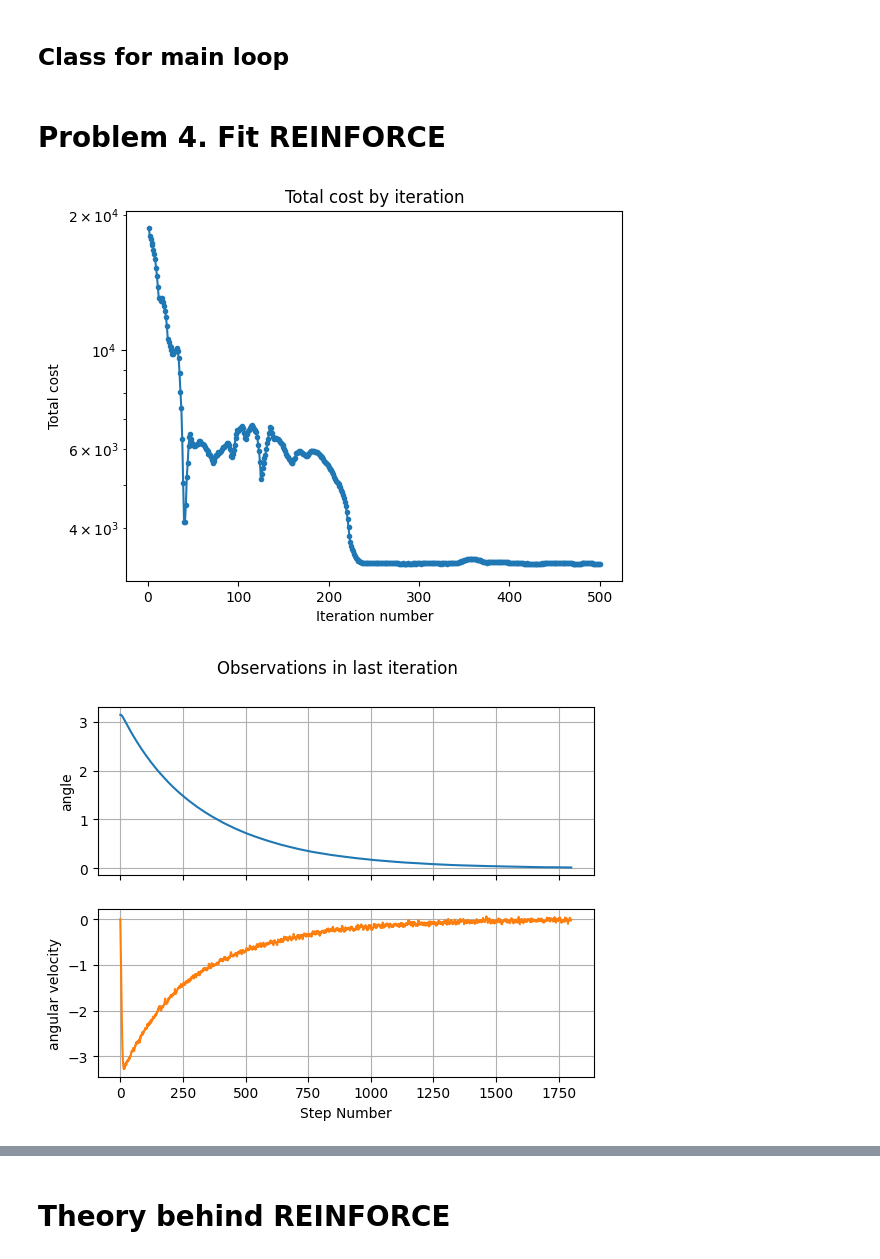
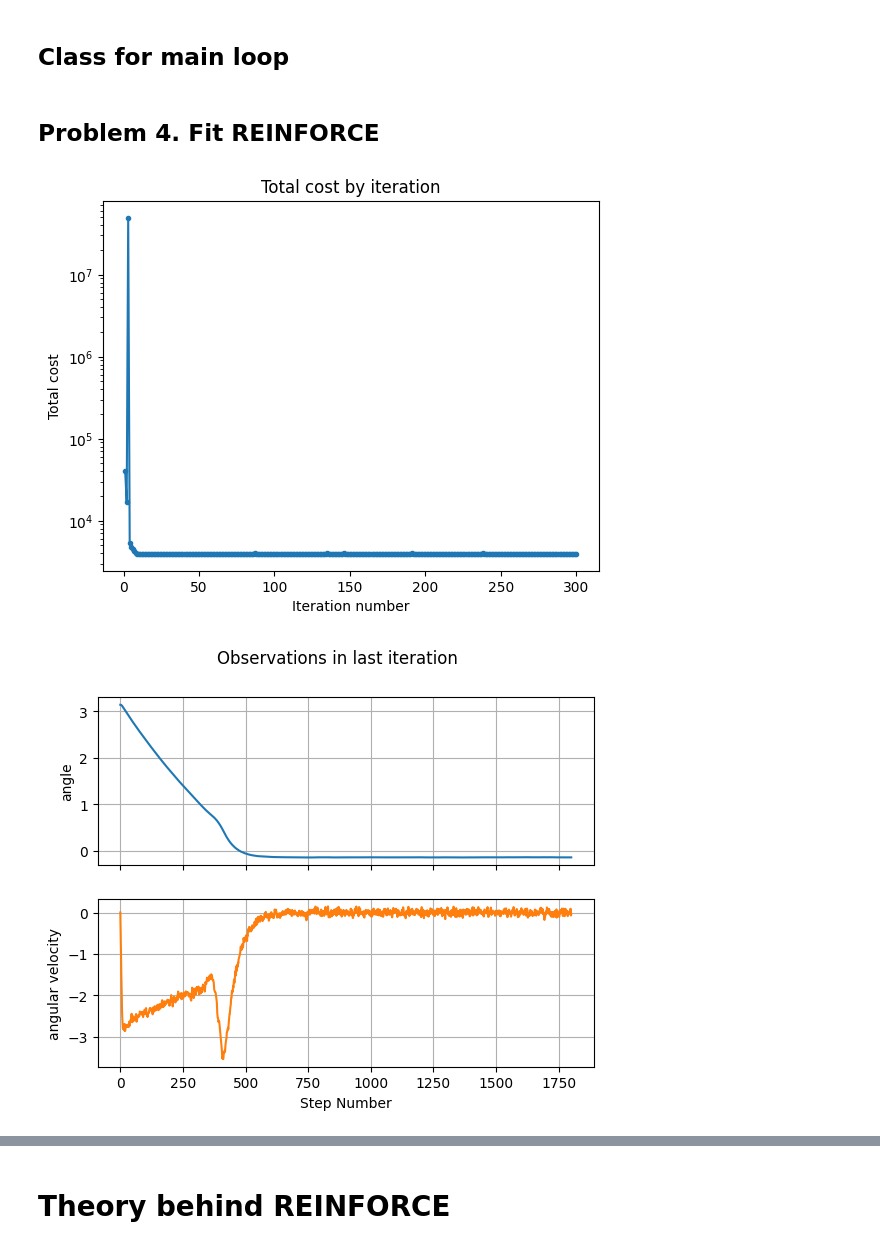
Before and after one commit to ArtemVergazov/reinforcement_learning, a Jupyter notebook: hw1/artem_vergazov_asgn1_reinforce.ipynb, the cells around one changed output, grey strips where cells are left out. Drawn from its saved outputs; the diff is of its cells as text; code cells hidden in the pictures.

```diff
--- a/hw1/artem_vergazov_asgn_1_reinforce.ipynb
+++ b/hw1/artem_vergazov_asgn1_reinforce.ipynb
@@ -256,6 +256,8 @@ class InvertedPendulumSystem:
         # Dstate[1] is \dot{\omega}
 
         # YOUR CODE GOES HERE
+        Dstate[0] = state[1]
+        Dstate[1] = self.g / self.l * np.sin(state[0]) + action.item() / self.m / self.l**2
 
         #-----------------------------------------------------------------------
 
@@ -971,6 +1000,9 @@ class PolicyREINFORCE:
         # HINT
         # Return the surrogate objective value as described above
         # YOUR CODE GOES HERE
+        return (
+            (tail_total_objectives - baselines) * self.model.log_probs(observations_actions)
+        ).reshape((N_episodes, -1)).sum() / N_episodes
 
         #-----------------------------------------------------------------------
 
@@ -1156,7 +1188,7 @@ class MonteCarloSimulationScenario:
 
         plt.show()
 # %% [markdown]
-# Problem 4. Fit REINFORCE
+## Problem 4. Fit REINFORCE
 # %%
 SEED = 14
 np.random.seed(SEED)
@@ -1174,34 +1206,34 @@ model = GaussianPDFModel(
     action_bounds=np.array([[-20, 20]]),
     #---------------------------------------------------------------------------
     # YOUR CODE GOES HERE
-    scale_factor=1,  # TRY TO FIND scale_factor EMPIRICALLY
-    dim_hidden=1, # TRY TO FIND dim_hidden EMPIRICALLY
-    std=0., # TRY TO FIND STD EMPIRICALLY
+    scale_factor=10,  # TRY TO FIND scale_factor EMPIRICALLY
+    dim_hidden=4, # TRY TO FIND dim_hidden EMPIRICALLY
+    std=.1, # TRY TO FIND STD EMPIRICALLY
     #---------------------------------------------------------------------------
 )
 
+# optimizer = Optimizer(
+#     model=model,
+#     opt_method=torch.optim.Adam,
+#     #---------------------------------------------------------------------------
+#     # YOUR CODE GOES HERE
+#     opt_options=dict(lr=1e-1), # TRY TO FIND lr EMPIRICALLY
+#     #---------------------------------------------------------------------------
+# )
+# Or if you want to use scheduler then initialize optimizer, via, for instance
+lr_scheduler_fading_coeff = 1
 optimizer = Optimizer(
     model=model,
     opt_method=torch.optim.Adam,
-    #---------------------------------------------------------------------------
-    # YOUR CODE GOES HERE
-    opt_options=dict(lr=0.0), # TRY TO FIND lr EMPIRICALLY
-    #---------------------------------------------------------------------------
+    opt_options=dict(lr=1.0, betas=(0.8, 0.9)),
+    shuffle=False,
+    lr_scheduler_method=torch.optim.lr_scheduler.MultiplicativeLR,
+    lr_scheduler_options={
+        "lr_lambda": lambda iteration: 1
+        / np.sqrt((iteration / lr_scheduler_fading_coeff) ** 2 + 1)
+    },
+    lr_scheduler_switch=LRSchedulerSwitch(norm_observation_threshold=0.1),
 )
-## Or if you want to use scheduler then initialize optimizer, via, for instance
-# lr_scheduler_fading_coeff = 1
-# optimizer = Optimizer(
-#     model=model,
-#     opt_method=torch.optim.Adam,
-#     opt_options=dict(lr=1.0, betas=(0.8, 0.9)),
-#     shuffle=False,
-#     lr_scheduler_method=torch.optim.lr_scheduler.MultiplicativeLR,
-#     lr_scheduler_options={
-#         "lr_lambda": lambda iteration: 1
-#         / np.sqrt((iteration / lr_scheduler_fading_coeff) ** 2 + 1)
-#     },
-#     lr_scheduler_switch=LRSchedulerSwitch(norm_observation_threshold=0.1),
-# )
 #
 # BELEIVE US! YOU CAN SOLVE THIS TASK WITHOUT SCHEDULER
 
@@ -1209,40 +1241,40 @@ policy = PolicyREINFORCE(model, optimizer, is_with_baseline=True)
 
 
 # This termination criterion never terminates episodes
-trivial_terminantion_criterion = lambda *args: False
+trivial_termination_criterion = lambda *args: False
 
 ## EXAMPLE. This termination criterion terminates episode if observation norm >= 20
 #
 # termination_criterion = (
 #     lambda observation, action, running_objective, total_objective: (
 #         np.linalg.norm(observation) >= 20
 #     )
 # )
 #
 # DO NOT USE TERMINATION CRITERION OTHER THAN trivial_termination_criterion
 
 
 scenario = MonteCarloSimulationScenario(
     simulator=simulator,
     system=system,
     policy=policy,
     #---------------------------------------------------------------------------
     # YOUR CODE GOES HERE
     N_episodes=1, # Increasing the number of episodes stabilizes learning, but you can manage it with N_episodes=1
-    N_iterations=500, # You can change the number of iterations if you want
+    N_iterations=300, # You can change the number of iterations if you want
     #---------------------------------------------------------------------------
-    termination_criterion=trivial_terminantion_criterion,
+    termination_criterion=trivial_termination_criterion,
     discount_factor=1.0, # do not change this
 )
 
 try:
     scenario.run()
 except KeyboardInterrupt:
     clear_output(wait=True)
     scenario.plot_data()
 
 clear_output(wait=True)
 scenario.plot_data()
 # %% [output]
-[figure, old version]
+[figure, new version]
-[figure, old version]
+[figure, new version]
```
Also changed, not shown: parts of 4 cells of this notebook, 1 other file.
